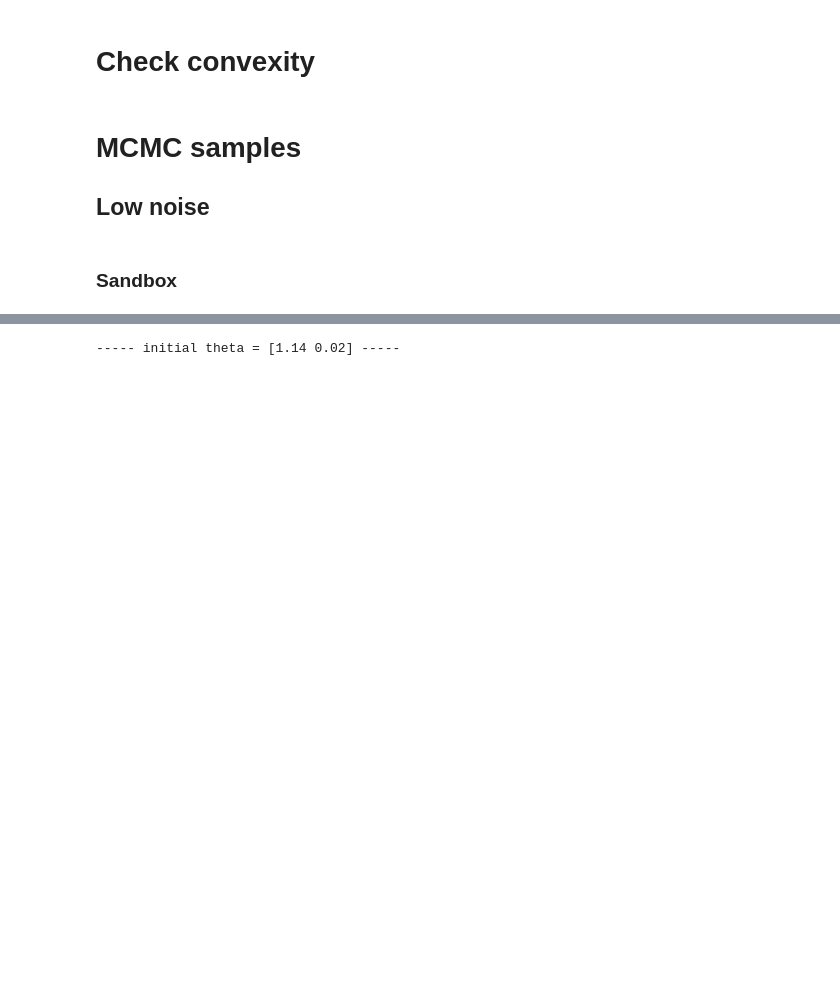
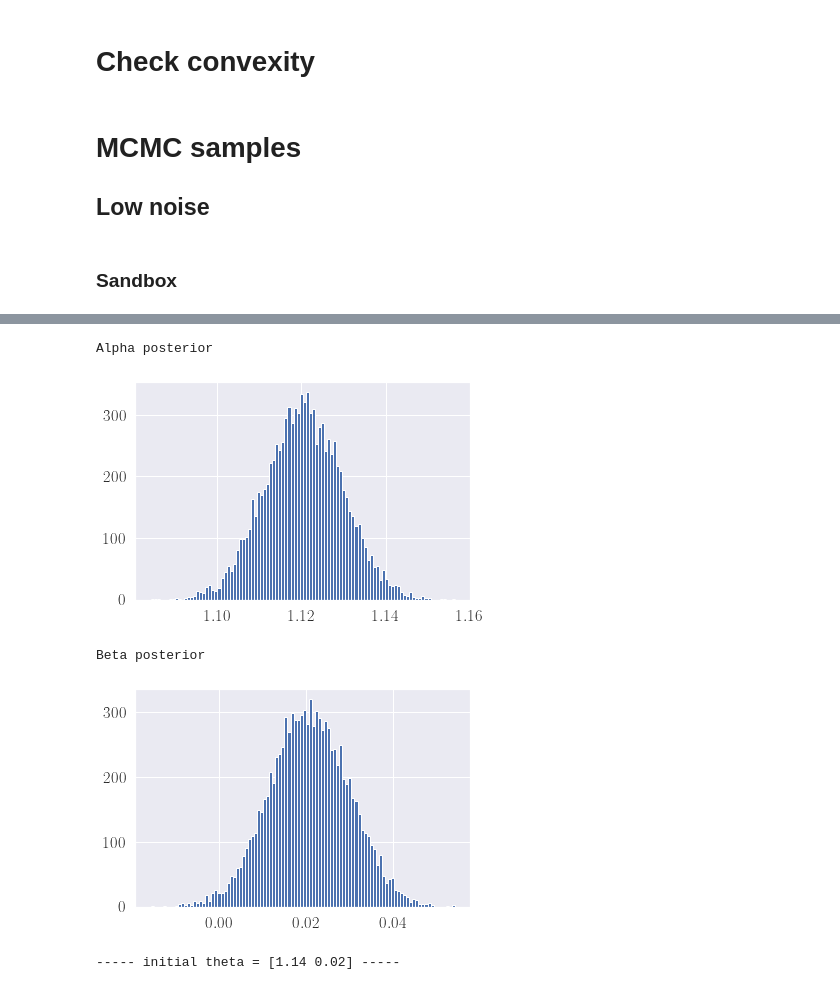
Before and after one commit to YannisZa/stochastic-travel-demand-modelling, a Jupyter notebook: notebooks/commuter_data_sandbox.ipynb, the cells around one changed output, grey strips where cells are left out. Drawn from its saved outputs; the diff is of its cells as text; code cells hidden in the pictures; blank space fills up the shorter version.

```diff
--- a/notebooks/commuter_data_sandbox.ipynb
+++ b/notebooks/commuter_data_sandbox.ipynb
@@ -222,3 +244,18 @@ inf
+# %%
+plt.figure(0)
+print('Alpha posterior')
+plt.hist(proposed_samples[:,0],bins=100)
+plt.show()
+
+plt.figure(1)
+print('Beta posterior')
+plt.hist(proposed_samples[:,1],bins=100)
+plt.show()
+# %% [output]
+Alpha posterior
+[figure, added]
+Beta posterior
+[figure, added]
 # %%
 # Proposal and acceptance count
 pc = 0
```
Also changed, not shown: parts of 39 cells of this notebook, 10 other files.
